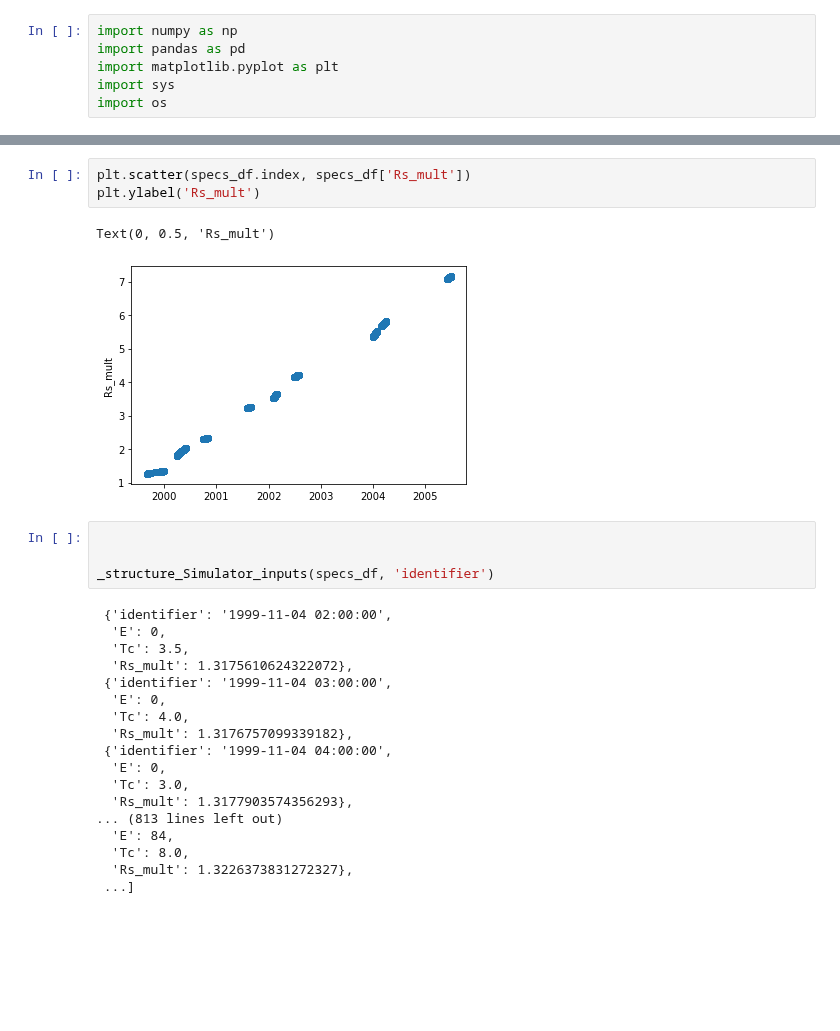
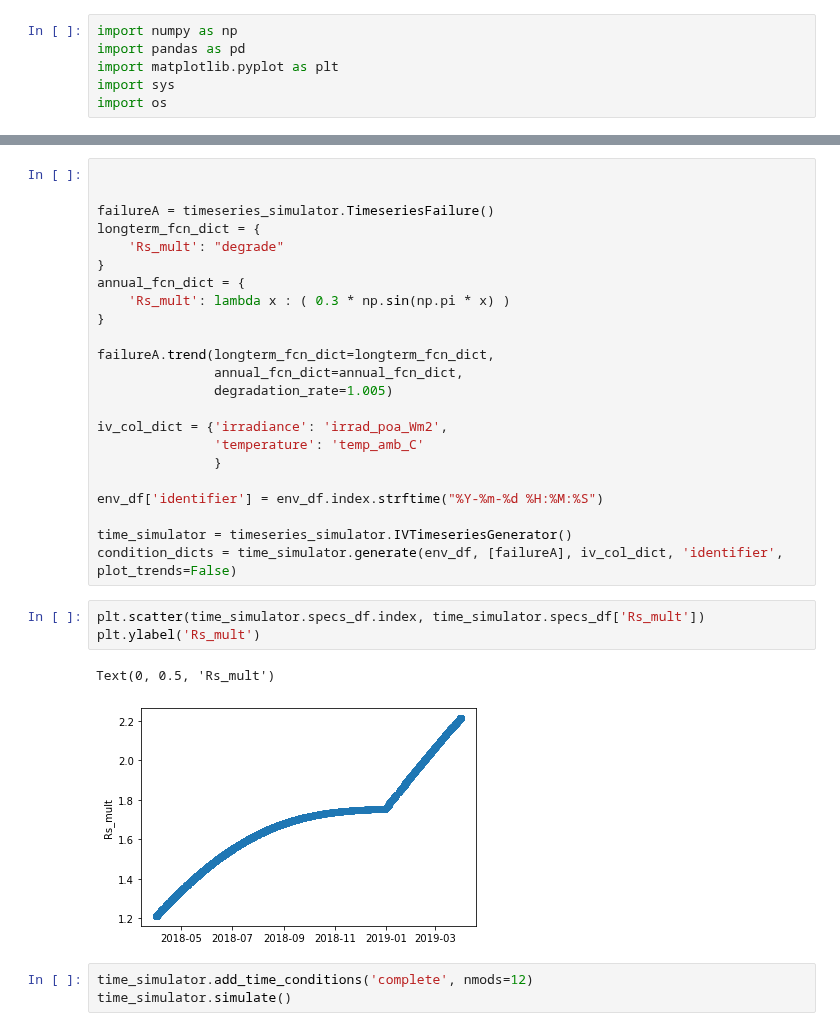
Before and after one commit to sandialabs/pvOps, a Jupyter notebook: examples/tutorial_timeseries_sim.ipynb, the cells around one changed output, grey strips where cells are left out. Cells and saved outputs as stored; diff of their text form; blank space fills up the shorter version.

Commit message:
functioning timeseries sims

```diff
--- a/examples/tutorial_timeseries_sim.ipynb
+++ b/examples/tutorial_timeseries_sim.ipynb
@@ -264,28 +38,32 @@ datetime
+# %%
+
+
+failureA = timeseries_simulator.TimeseriesFailure()
+longterm_fcn_dict = {
+    'Rs_mult': "degrade"
+}
+annual_fcn_dict = {
+    'Rs_mult': lambda x : ( 0.3 * np.sin(np.pi * x) )
+}
+
+failureA.trend(longterm_fcn_dict=longterm_fcn_dict,
+               annual_fcn_dict=annual_fcn_dict,
+               degradation_rate=1.005)
+
+iv_col_dict = {'irradiance': 'irrad_poa_Wm2',
+               'temperature': 'temp_amb_C'
+               }
+
+env_df['identifier'] = env_df.index.strftime("%Y-%m-%d %H:%M:%S")
+
+time_simulator = timeseries_simulator.IVTimeseriesGenerator()
+condition_dicts = time_simulator.generate(env_df, [failureA], iv_col_dict, 'identifier', plot_trends=False)
 # %%
-plt.scatter(specs_df.index, specs_df['Rs_mult'])
+plt.scatter(time_simulator.specs_df.index, time_simulator.specs_df['Rs_mult'])
 plt.ylabel('Rs_mult')
 # %% [output]
 Text(0, 0.5, 'Rs_mult')
-[figure, old version]
+[figure, new version]
-# %%
-
-
-_structure_Simulator_inputs(specs_df, 'identifier')
-# %% [output]
- {'identifier': '1999-11-04 02:00:00',
-  'E': 0,
-  'Tc': 3.5,
-  'Rs_mult': 1.3175610624322072},
- {'identifier': '1999-11-04 03:00:00',
-  'E': 0,
-  'Tc': 4.0,
-  'Rs_mult': 1.3176757099339182},
- {'identifier': '1999-11-04 04:00:00',
-  'E': 0,
-  'Tc': 3.0,
-  'Rs_mult': 1.3177903574356293},
-... (813 lines left out)
-  'E': 84,
-  'Tc': 8.0,
-  'Rs_mult': 1.3226373831272327},
- ...]
+# %%
+time_simulator.add_time_conditions('complete', nmods=12)
+time_simulator.simulate()
```
Also changed, not shown: parts of 4 cells of this notebook, 2 other files.
